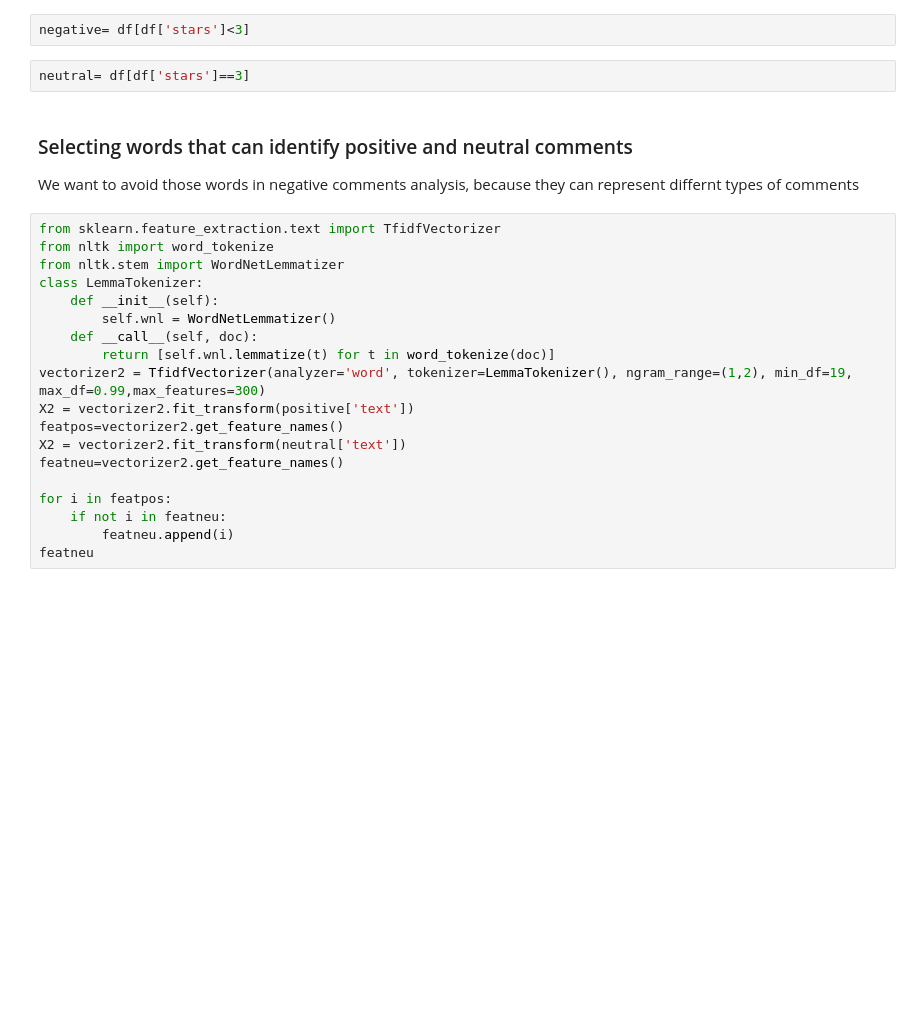
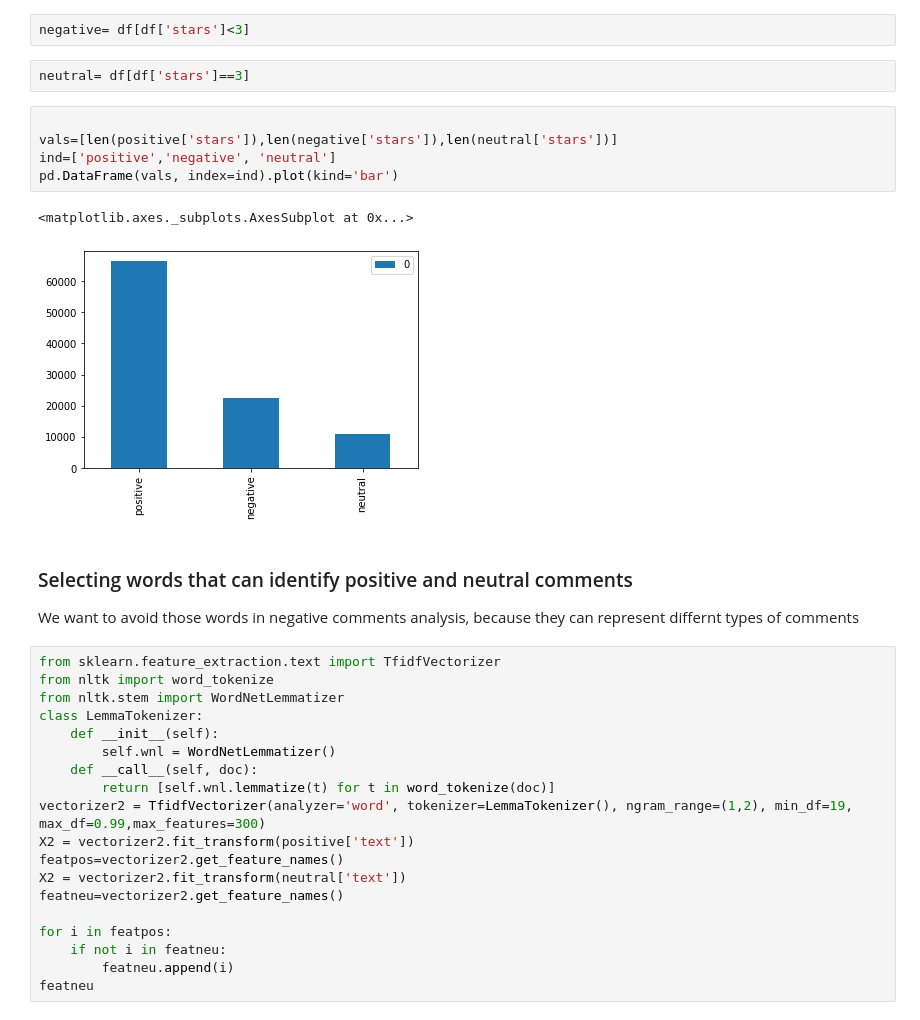
Before and after one commit to lesh3000/AI_Projects, a Jupyter notebook: aProject6.ipynb, the cells around one changed output. Cells and saved outputs as stored; diff of their text form; blank space fills up the shorter version.

```diff
--- a/aProject6.ipynb
+++ b/aProject6.ipynb
@@ -90,6 +96,14 @@ positive= df[df['stars']>3]
 negative= df[df['stars']<3]
 # %%
 neutral= df[df['stars']==3]
+# %%
+
+vals=[len(positive['stars']),len(negative['stars']),len(neutral['stars'])]
+ind=['positive','negative', 'neutral']
+pd.DataFrame(vals, index=ind).plot(kind='bar')
+# %% [output]
+<matplotlib.axes._subplots.AxesSubplot at 0x...>
+[figure, added]
 # %% [markdown]
 ### Selecting words that can identify positive and neutral comments
 We want to avoid those words in negative comments analysis, because they can represent differnt types of comments
```
Also changed, not shown: parts of 1 cell of this notebook.
